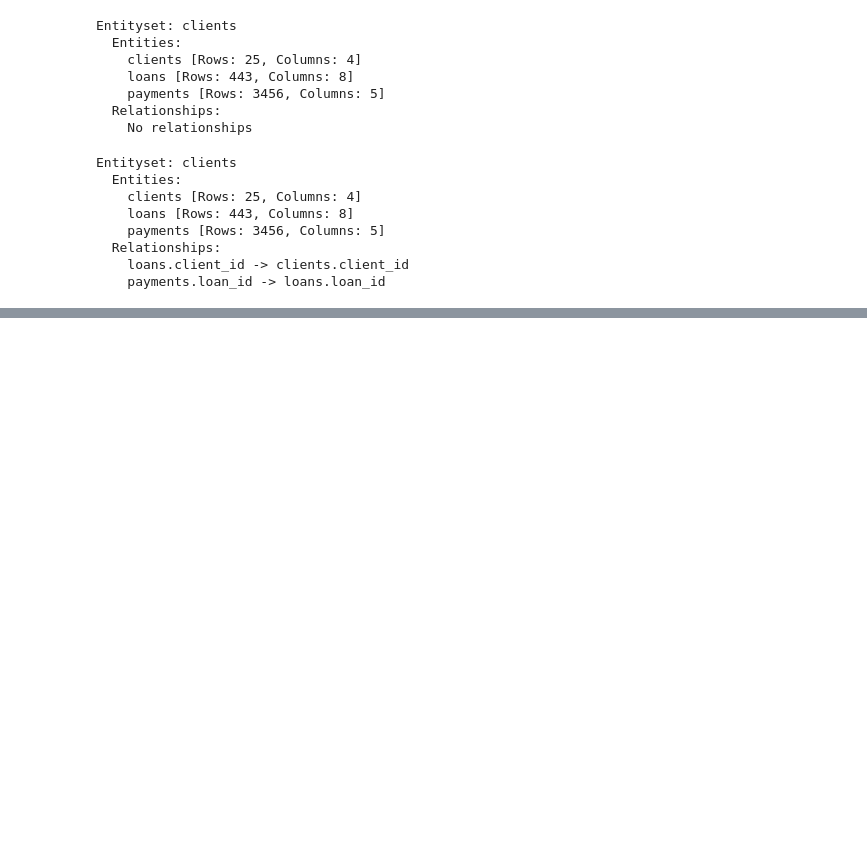
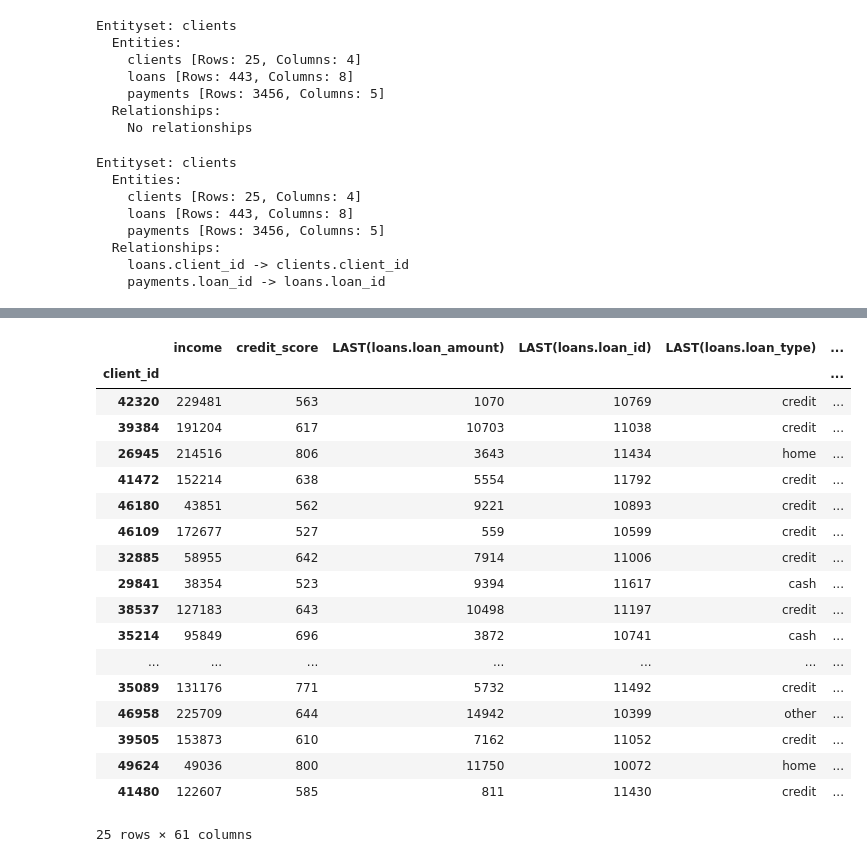
Before and after one commit to Owen-Choi/Python_Study, a Jupyter notebook: preprocessing_ex.ipynb, the cells around one changed output, grey strips where cells are left out. Cells and saved outputs as stored; diff of their text form; code cells hidden in the pictures; blank space fills up the shorter version.

```diff
--- a/preprocessing_ex.ipynb
+++ b/preprocessing_ex.ipynb
@@ -69,3 +89,13 @@ Entityset: clients
   Relationships:
     loans.client_id -> clients.client_id
     payments.loan_id -> loans.loan_id
+# %%
+# 결과로는 매개변수로 전달된 값에 기반한 새로운 client 데이터프레임이 생성된다.
+
+features, feature_names = ft.dfs(entityset = es, target_entity = 'clients',
+                                 agg_primitives = ['min', 'mean', 'max', 'percent_true', 'last'],
+                                 trans_primitives = ['year', 'month'])  # 뒤에 subtract, devide가 더 있었는데
+
+# features['MONTH(joined)']
+features
+# %% [output]
@@ -71,0 +104,19 @@ Entityset: clients
+|  | income | credit_score | LAST(loans.loan_amount) | LAST(loans.loan_id) | LAST(loans.loan_type) | ... |
+| client_id |  |  |  |  |  | ... |
+| 42320 | 229481 | 563 | 1070 | 10769 | credit | ... |
+| 39384 | 191204 | 617 | 10703 | 11038 | credit | ... |
+| 26945 | 214516 | 806 | 3643 | 11434 | home | ... |
+| 41472 | 152214 | 638 | 5554 | 11792 | credit | ... |
+| 46180 | 43851 | 562 | 9221 | 10893 | credit | ... |
+| 46109 | 172677 | 527 | 559 | 10599 | credit | ... |
+| 32885 | 58955 | 642 | 7914 | 11006 | credit | ... |
+| 29841 | 38354 | 523 | 9394 | 11617 | cash | ... |
+| 38537 | 127183 | 643 | 10498 | 11197 | credit | ... |
+| 35214 | 95849 | 696 | 3872 | 10741 | cash | ... |
+| ... | ... | ... | ... | ... | ... | ... |
+| 35089 | 131176 | 771 | 5732 | 11492 | credit | ... |
+| 46958 | 225709 | 644 | 14942 | 10399 | other | ... |
+| 39505 | 153873 | 610 | 7162 | 11052 | credit | ... |
+| 49624 | 49036 | 800 | 11750 | 10072 | home | ... |
+| 41480 | 122607 | 585 | 811 | 11430 | credit | ... |
+25 rows × 61 columns
```
Also changed, not shown: parts of 3 cells of this notebook, 1 other file.
